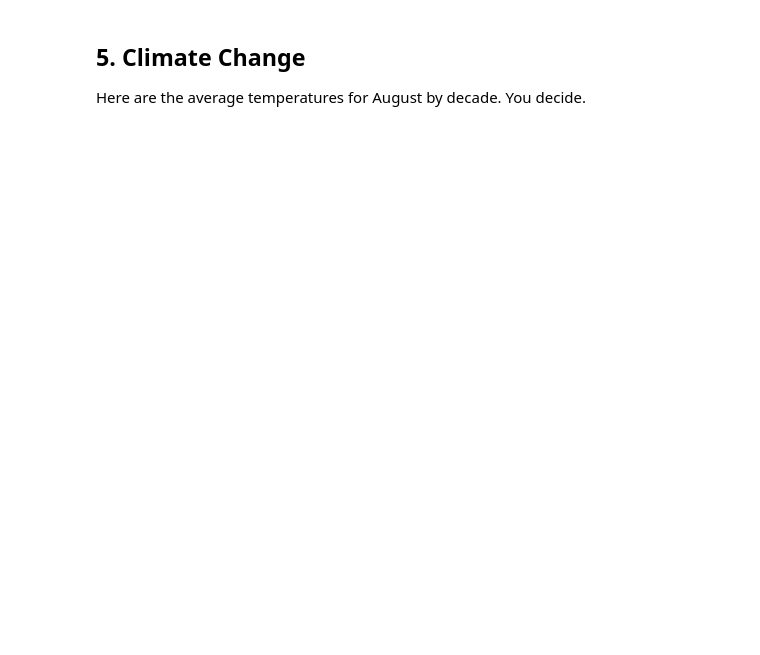
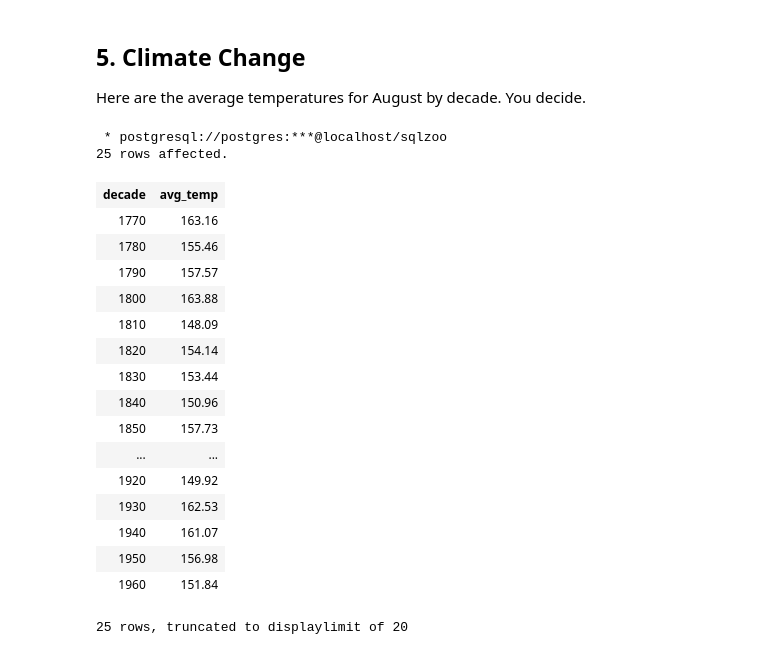
Before and after one commit to madlogos/sqlzoo, a Jupyter notebook: Hive/19 White Christmas.ipynb, the cells around one changed output. Saved outputs shown, nothing was run; the diff lists cells and outputs as text; code cells hidden in the pictures; blank space fills up the shorter version.

```diff
--- a/Hive/19 White Christmas.ipynb
+++ b/Hive/19 White Christmas.ipynb
@@ -111,3 +192,30 @@ SELECT yr-1811 as age FROM hadcet
 ## 5. Climate Change
 
 Here are the average temperatures for August by decade. You decide.
+# %%
+df = %sql SELECT DISTINCT ROUND(yr/10,0)*10 AS decade, \
+  ROUND(AVG(m8) OVER(PARTITION BY ROUND(yr/10,0)*10), 2) avg_temp \
+  FROM hadcet \
+  WHERE m8 <> -999 \
+  ORDER BY ROUND(yr/10,0)*10;
+df
+# %% [output]
+ * postgresql://postgres:***@localhost/sqlzoo
+25 rows affected.
+| decade | avg_temp |
+| 1770 | 163.16 |
+| 1780 | 155.46 |
+| 1790 | 157.57 |
+| 1800 | 163.88 |
+| 1810 | 148.09 |
+| 1820 | 154.14 |
+| 1830 | 153.44 |
+| 1840 | 150.96 |
+| 1850 | 157.73 |
+| ... | ... |
+| 1920 | 149.92 |
+| 1930 | 162.53 |
+| 1940 | 161.07 |
+| 1950 | 156.98 |
+| 1960 | 151.84 |
+25 rows, truncated to displaylimit of 20
```
Also changed, not shown: parts of 7 cells of this notebook, 26 other files.
